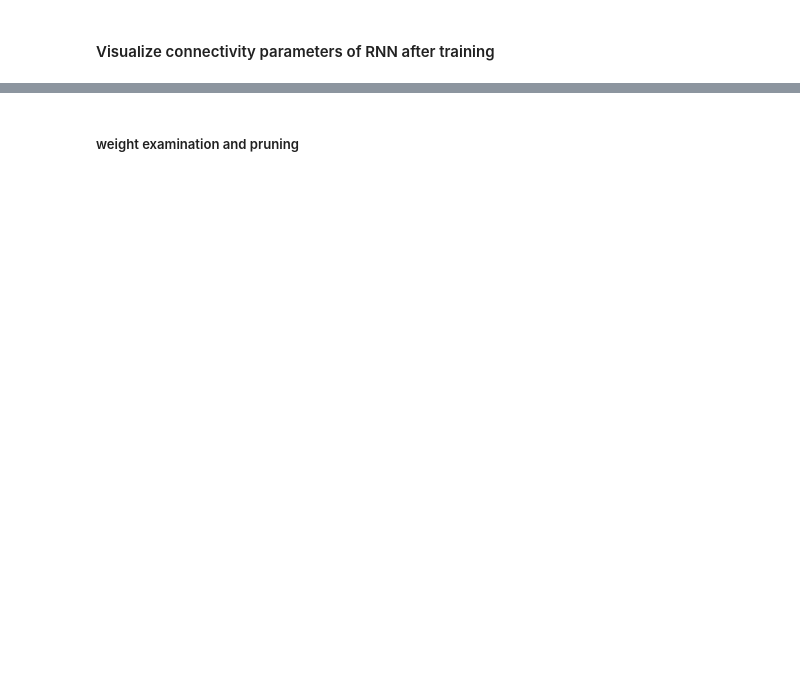
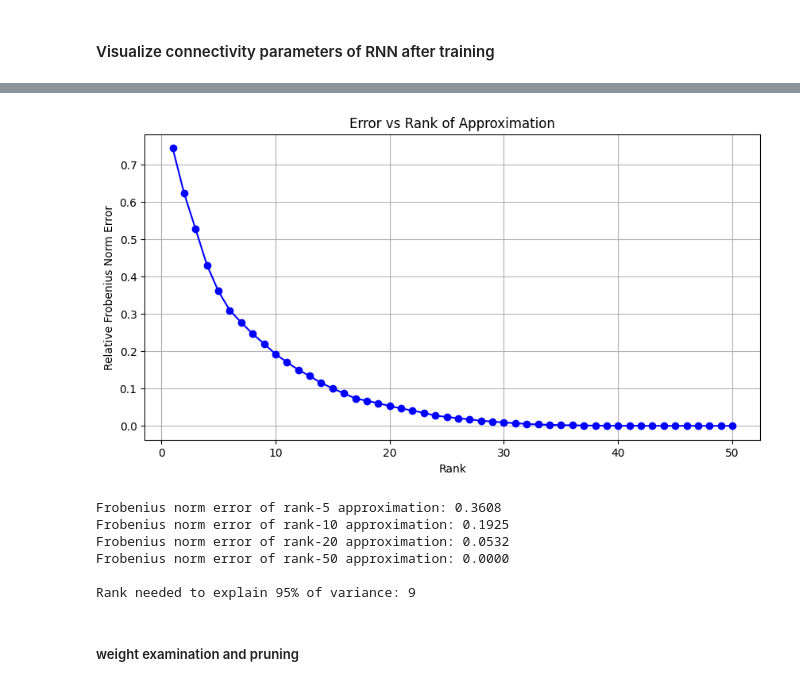
Before and after one commit to jingxuanf0214/latentcircuit, a Jupyter notebook: Tutorial.ipynb, the cells around one changed output, grey strips where cells are left out. Drawn from its saved outputs; the diff is of its cells as text; code cells hidden in the pictures; blank space fills up the shorter version.

```diff
--- a/Tutorial.ipynb
+++ b/Tutorial.ipynb
@@ -155,3 +196,50 @@ plt.show()
+# %%
+def low_rank_approximation(W_rec, k):
+    U, s, Vt = np.linalg.svd(W_rec, full_matrices=False)
+    W_rec_low_rank = U[:, :k] @ np.diag(s[:k]) @ Vt[:k, :]
+    return W_rec_low_rank, s
+
+def plot_error_vs_rank(W_rec, max_rank):
+    errors = []
+    for k in range(1, max_rank + 1):
+        W_rec_low_rank, _ = low_rank_approximation(W_rec, k)
+        error = np.linalg.norm(W_rec - W_rec_low_rank, 'fro') / np.linalg.norm(W_rec, 'fro')
+        errors.append(error)
+
+    plt.figure(figsize=(10, 5))
+    plt.plot(range(1, max_rank + 1), errors, 'b-o')
+    plt.title('Error vs Rank of Approximation')
+    plt.xlabel('Rank')
+    plt.ylabel('Relative Frobenius Norm Error')
+    plt.grid(True)
+    plt.show()
+
+n=50
+
+# Plot error vs rank
+plot_error_vs_rank(recurrent_weight_matrix, max_rank=50)
+
+# Calculate and print errors for specific ranks
+for k in [5, 10, 20, 50]:
+    W_rec_low_rank, _ = low_rank_approximation(recurrent_weight_matrix, k)
+    error = np.linalg.norm(recurrent_weight_matrix - W_rec_low_rank, 'fro') / np.linalg.norm(recurrent_weight_matrix, 'fro')
+    print(f"Frobenius norm error of rank-{k} approximation: {error:.4f}")
+
+# Calculate percentage of variance explained
+_, s = low_rank_approximation(recurrent_weight_matrix, n)
+cumulative_variance = np.cumsum(s**2) / np.sum(s**2)
+
+# Find rank that explains 95% of variance
+rank_95 = np.argmax(cumulative_variance >= 0.95) + 1
+print(f"\nRank needed to explain 95% of variance: {rank_95}")
+# %% [output]
+[figure, added]
+Frobenius norm error of rank-5 approximation: 0.3608
+Frobenius norm error of rank-10 approximation: 0.1925
+Frobenius norm error of rank-20 approximation: 0.0532
+Frobenius norm error of rank-50 approximation: 0.0000
+
+Rank needed to explain 95% of variance: 9
 # %% [markdown]
 ##### weight examination and pruning
 # %%
```
Also changed, not shown: parts of 8 cells of this notebook.
